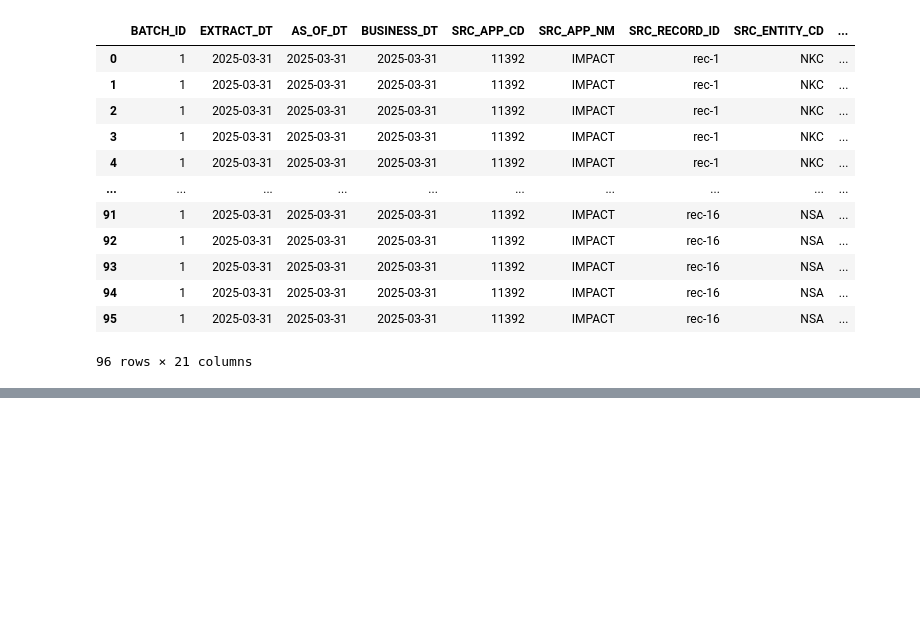
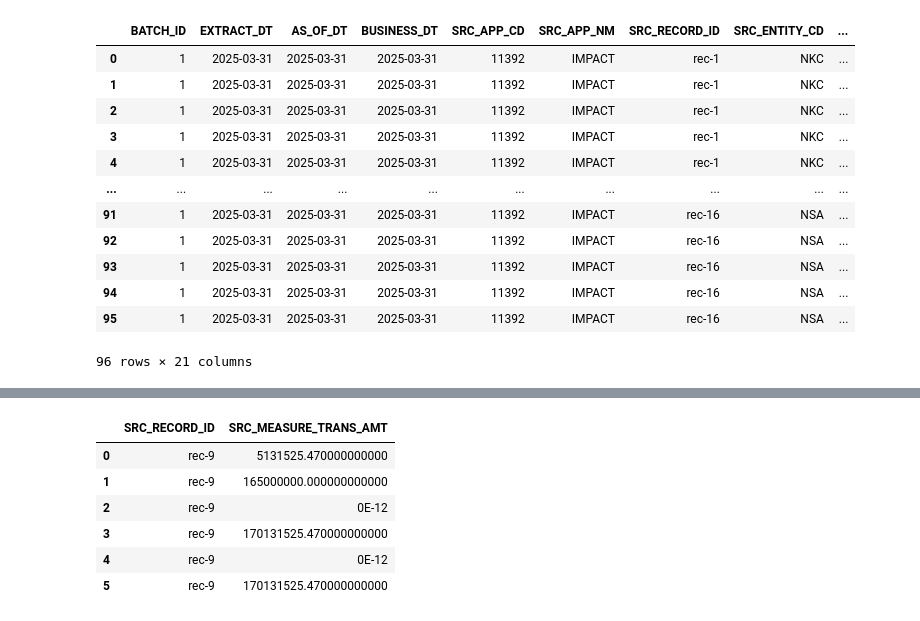
Before and after one commit to northforge-studio/northforge-finance, a Jupyter notebook: main.ipynb, the cells around one changed output, grey strips where cells are left out. Cells and saved outputs as stored; diff of their text form; code cells hidden in the pictures; blank space fills up the shorter version.

```diff
--- a/main.ipynb
+++ b/main.ipynb
@@ -154,0 +197,15 @@ display_df(rpt_df)
+# %%
+display_df(src_df.filter(F.col('SRC_RECORD_ID') == 'rec-9').select(
+    'SRC_RECORD_ID', 'SRC_MEASURE_TRANS_AMT',
+    # 'POSTING_MEASURE_NM', 'POSTING_MEASURE_TRANS_AMT',
+    # 'PREVIOUS_DAY_BALANCE', 'CURRENT_DAY_DEBIT_BALANCE', 'CURRENT_DAY_CREDIT_BALANCE', 'CURRENT_DAY_EOD_BALANCE', 'BACK_VALUE_ADJUSTED_BALANCE', 'ADJUSTED_BALANCE',
+    # 'POSTING_PREVIOUS_DAY_BALANCE', 'POSTING_CURRENT_DAY_DEBIT_BALANCE', 'POSTING_CURRENT_DAY_CREDIT_BALANCE', 'POSTING_CURRENT_DAY_EOD_BALANCE', 'POSTING_BACK_VALUE_ADJUSTED_BALANCE','POSTING_ADJUSTED_BALANCE'
+))
+# %% [output]
+|  | SRC_RECORD_ID | SRC_MEASURE_TRANS_AMT |
+| 0 | rec-9 | 5131525.470000000000 |
+| 1 | rec-9 | 165000000.000000000000 |
+| 2 | rec-9 | 0E-12 |
+| 3 | rec-9 | 170131525.470000000000 |
+| 4 | rec-9 | 0E-12 |
+| 5 | rec-9 | 170131525.470000000000 |
```
Also changed, not shown: parts of 8 cells of this notebook, 7 other files.
